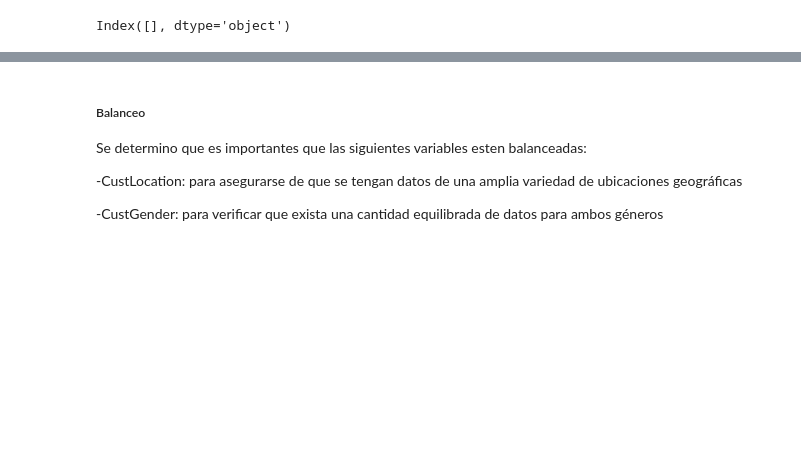
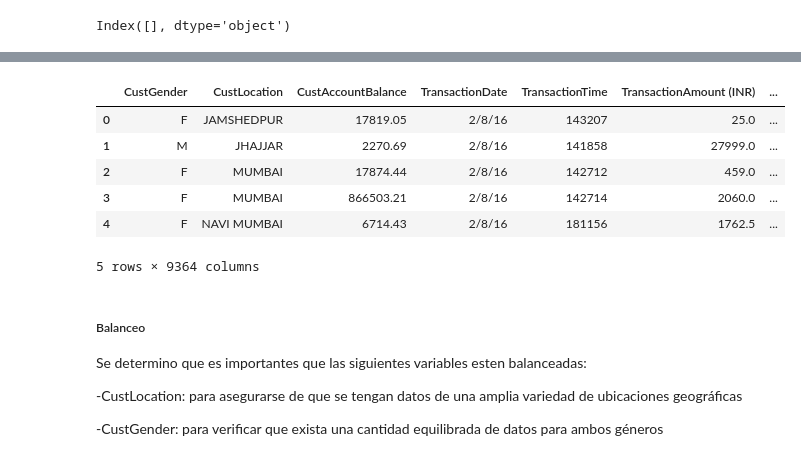
Before and after one commit to 20Candy/Lab7IA, a Jupyter notebook: ClientesBanco.ipynb, the cells around one changed output, grey strips where cells are left out. Cells and saved outputs as stored; diff of their text form; code cells hidden in the pictures; blank space fills up the shorter version.

```diff
--- a/ClientesBanco.ipynb
+++ b/ClientesBanco.ipynb
@@ -57,3 +60,34 @@ Index([], dtype='object')
+# %%
+from datetime import datetime
+
+#quita columnas de datos que no son necesarios: TransactionID,CustomerID
+data.drop(['TransactionID','CustomerID','CustomerDOB' ], axis=1, inplace=True)
+
+for col in data.columns:
+    try:
+        data[col] = pd.to_numeric(data[col])
+    except:
+        pass
+
+# Convertir columnas a dummies
+data_dummies = pd.get_dummies(data[['CustGender','CustLocation']])
+
+# Conseguir nombres de columnas de data en lista
+columns = data.columns.tolist()
+
+# Concatenar columnas dummy con el dataset
+data = pd.concat([data[columns], data_dummies], axis=1)
+
+# Imprimir los primeros registros del conjunto de datos
+data.head()
+# %% [output]
+|  | CustGender | CustLocation | CustAccountBalance | TransactionDate | TransactionTime | TransactionAmount (INR) | ... |
+| 0 | F | JAMSHEDPUR | 17819.05 | 2/8/16 | 143207 | 25.0 | ... |
+| 1 | M | JHAJJAR | 2270.69 | 2/8/16 | 141858 | 27999.0 | ... |
+| 2 | F | MUMBAI | 17874.44 | 2/8/16 | 142712 | 459.0 | ... |
+| 3 | F | MUMBAI | 866503.21 | 2/8/16 | 142714 | 2060.0 | ... |
+| 4 | F | NAVI MUMBAI | 6714.43 | 2/8/16 | 181156 | 1762.5 | ... |
+5 rows × 9364 columns
 # %% [markdown]
 ##### Balanceo
 Se determino que es importantes que las siguientes variables esten balanceadas:
```
Also changed, not shown: parts of 10 cells of this notebook.
